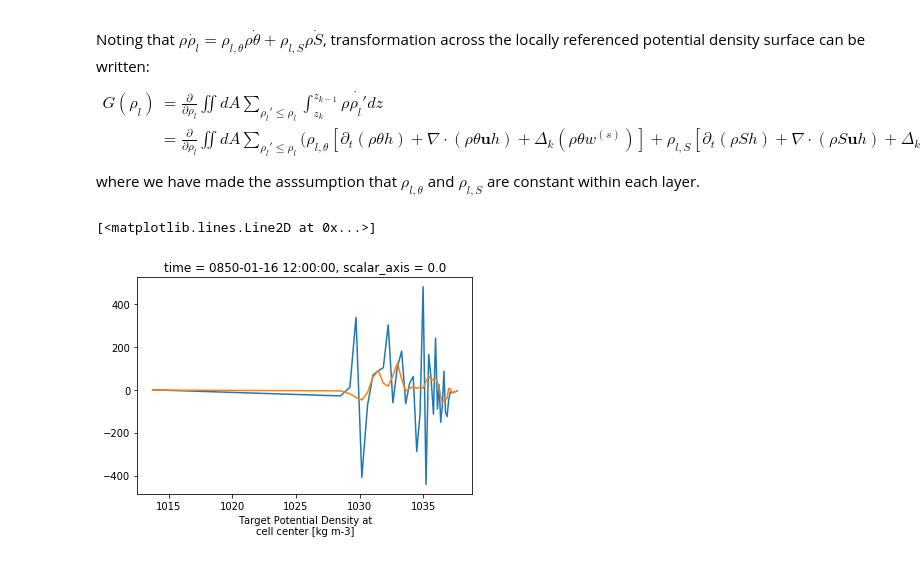
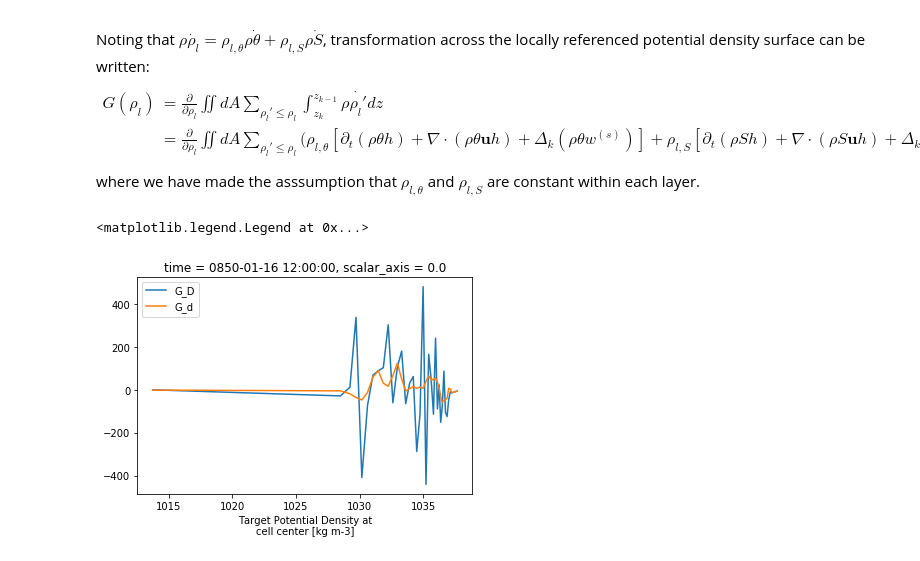
Before and after one commit to gmacgilchrist/wmt_bgc, a Jupyter notebook: calc_wmt.ipynb, the cells around one changed output. Cells and saved outputs as stored; diff of their text form; code cells hidden in the pictures.

```diff
--- a/calc_wmt.ipynb
+++ b/calc_wmt.ipynb
@@ -27,18 +27,18 @@ ds_native = xr.open_dataset(rootdir+filename_native)
 
 # Correct MOM6 tendencies to account for mass in cell
 # i.e. convert from [mol kg^-1 m s^-1] to [mol m^-2 s^-1]
-rho0=1035.0
+rho0=ds_native.rhozero.values
 ds['o2h_tendency'] *= rho0
 ds['o2h_tendency_vert_remap'] *= rho0
 ds['o2_advection_xy'] *= rho0
 ds['o2_dfxy_cont_tendency'] *= rho0
 ds['o2_vdiffuse_impl'] *= rho0
 # Remove bottom boundary flux from jo2_plus_btm (already included in o2_vdiffuse_impl)
-# jo2_btm = xr.zeros_like(ds.jo2_plus_btm)
-# jo2_btm.loc[dict(zl=ds.zl.max())]=ds.o2_btf
-# jo2 = ds.jo2_plus_btm - jo2_btm
-# jo2.name = 'jo2'
-# ds = xr.merge([ds,jo2])
+#jo2_btm = xr.zeros_like(ds.jo2_plus_btm)
+#jo2_btm.loc[dict(zl=ds.zl.max())]=ds.o2_btf
+#jo2 = ds.jo2_plus_btm - jo2_btm
+#jo2.name = 'jo2'
+#ds = xr.merge([ds,jo2])
 # %%
 # Calculate material derivative of heat
 termsLHS = ['opottemptend','T_advection_xy','Th_tendency_vert_remap']
@@ -75,11 +75,12 @@ rhodrho_int = rhodrho_cell.sum(dim=['xh','yh']).squeeze()
 # (and by Boussinesq reference density to convert to m3s-1)
 # (and by 1E6 to convert to Sv)
 dr = ds.rho2_i.diff(dim='rho2_i').rename({'rho2_i':'rho2_l'}).assign_coords(rho2_l=ds.rho2_l)
-G_D = rhoDrho_int/dr/ds_native.rhozero/1E6
-G_d = rhodrho_int/dr/ds_native.rhozero/1E6
+G_D = rhoDrho_int/dr/rho0/1E6
+G_d = rhodrho_int/dr/rho0/1E6
 # %%
-G_D.plot()
-G_d.plot()
+G_D.plot(label='G_D')
+G_d.plot(label='G_d')
+plt.legend()
 # %% [output]
-[<matplotlib.lines.Line2D at 0x...>]
+<matplotlib.legend.Legend at 0x...>
-[figure, old version]
+[figure, new version]
```
Also changed, not shown: parts of 8 cells of this notebook, 2 other files.
